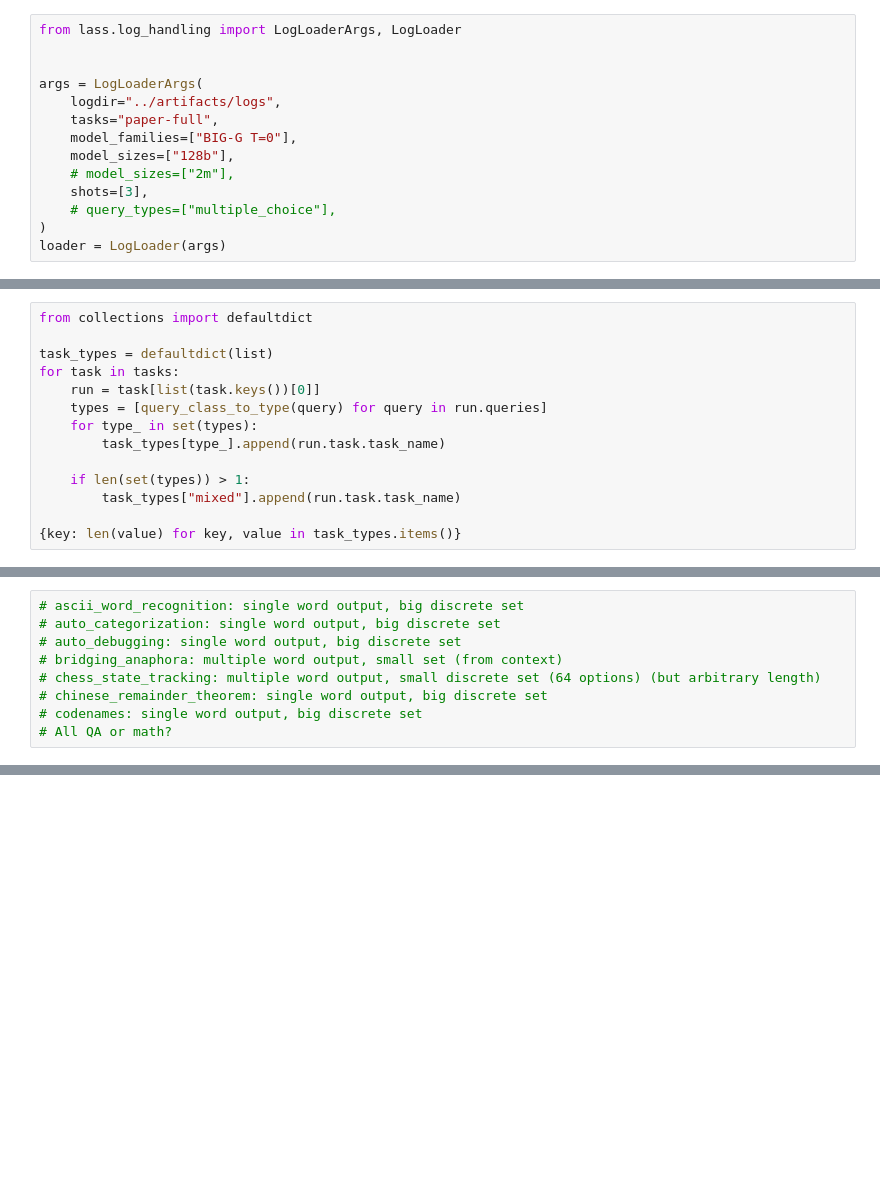
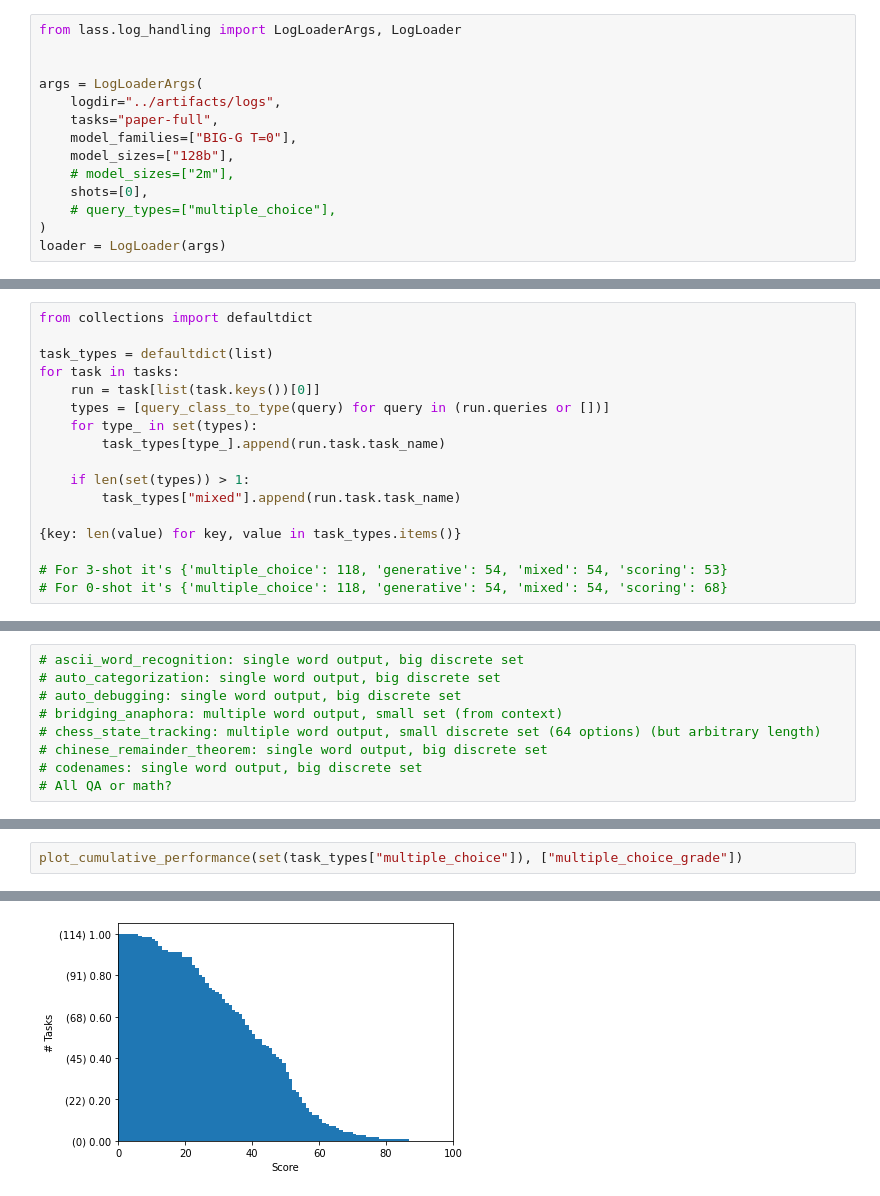
Before and after one commit to wschella/lass, a Jupyter notebook: notebooks/Analyse_TaskTypes.ipynb, the cells around one changed output, grey strips where cells are left out. Cells and saved outputs as stored; diff of their text form; blank space fills up the shorter version.

```diff
--- a/notebooks/Analyse_TaskTypes.ipynb
+++ b/notebooks/Analyse_TaskTypes.ipynb
@@ -11,7 +11,7 @@ args = LogLoaderArgs(
     model_families=["BIG-G T=0"],
     model_sizes=["128b"],
     # model_sizes=["2m"],
-    shots=[3],
+    shots=[0],
     # query_types=["multiple_choice"],
 )
 loader = LogLoader(args)
@@ -35,7 +38,7 @@ from collections import defaultdict
 task_types = defaultdict(list)
 for task in tasks:
     run = task[list(task.keys())[0]]
-    types = [query_class_to_type(query) for query in run.queries]
+    types = [query_class_to_type(query) for query in (run.queries or [])]
     for type_ in set(types):
         task_types[type_].append(run.task.task_name)
 
@@ -43,4 +46,7 @@ for task in tasks:
         task_types["mixed"].append(run.task.task_name)
 
 {key: len(value) for key, value in task_types.items()}
+
+# For 3-shot it's {'multiple_choice': 118, 'generative': 54, 'mixed': 54, 'scoring': 53}
+# For 0-shot it's {'multiple_choice': 118, 'generative': 54, 'mixed': 54, 'scoring': 68}
 # %% [output]
@@ -229,0 +269,3 @@ plt.show()
+# %%
+plot_cumulative_performance(set(task_types["multiple_choice"]), ["multiple_choice_grade"])
+# %% [output]
@@ -229,0 +289 @@ plt.show()
+[figure, added]
```
Also changed, not shown: parts of 29 cells of this notebook.
